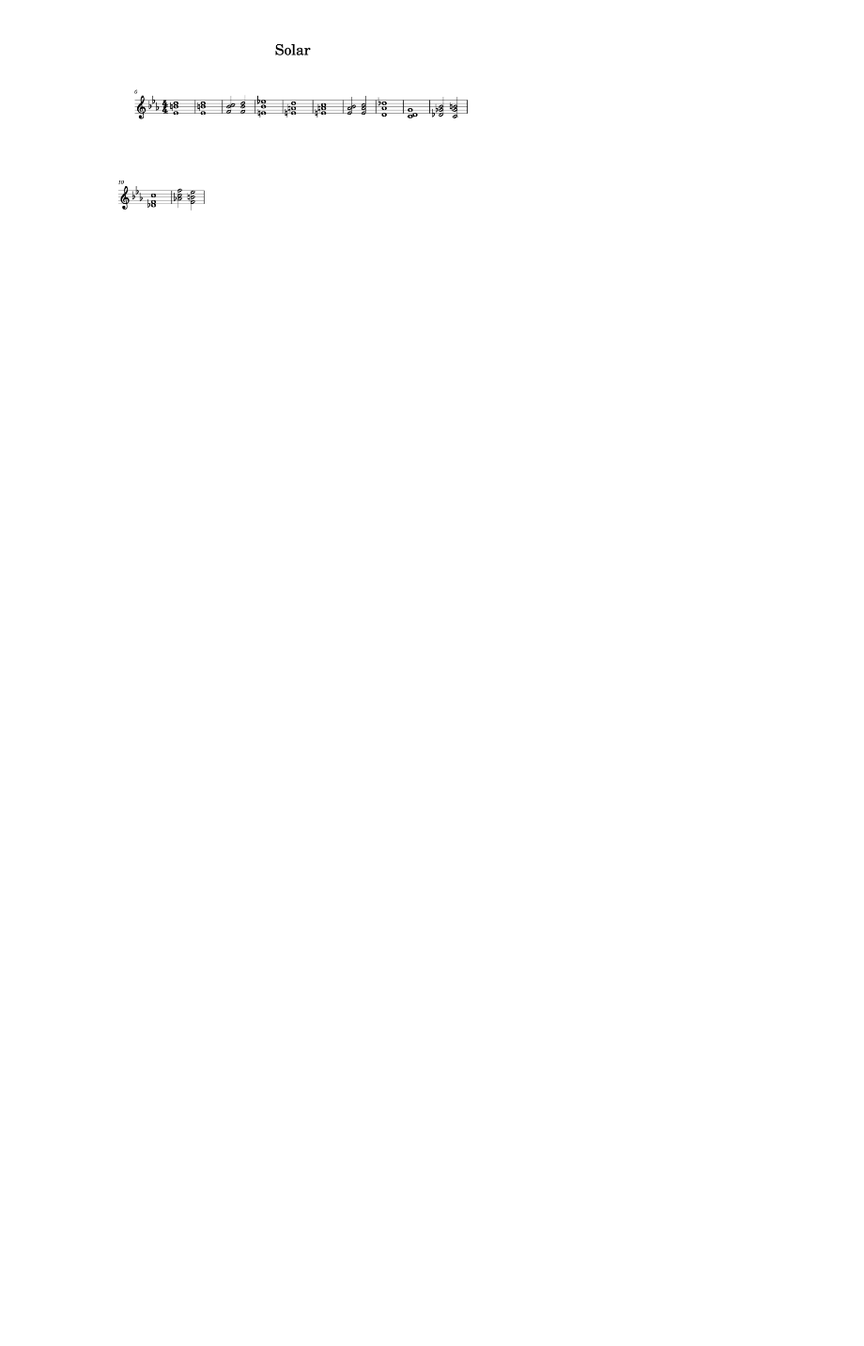
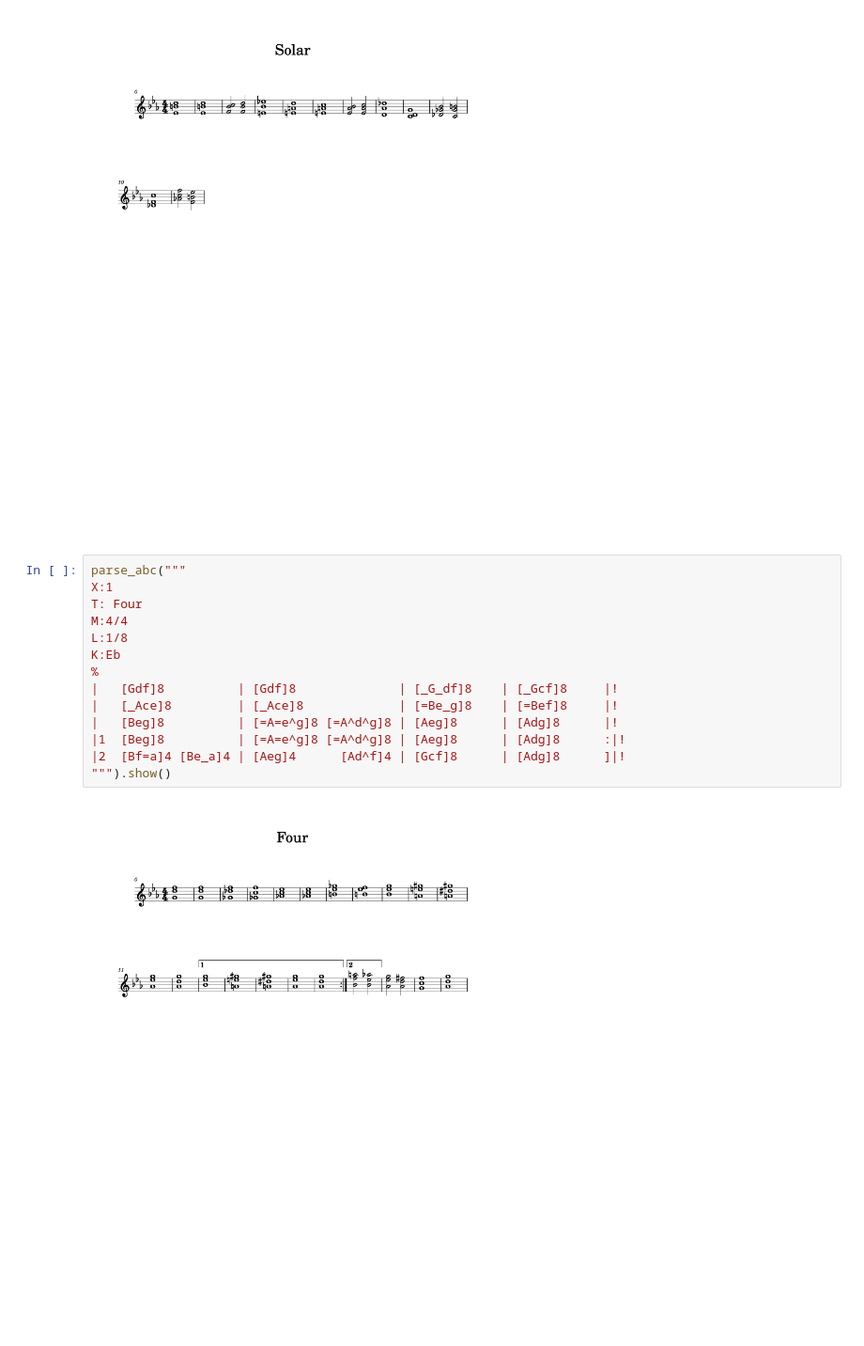
Before and after one commit to stroxler/music-notes, a Jupyter notebook: python/first-steps/Gig comping arrangements.ipynb, the cells around one changed output. Shown at 94% size. Drawn from its saved outputs; the diff is of its cells as text; blank space fills up the shorter version.

Commit message:
Add a Four arrangement

```diff
--- a/python/first-steps/Gig comping arrangements.ipynb
+++ b/python/first-steps/Gig comping arrangements.ipynb
@@ -59,3 +59,19 @@ K:Eb
 """).show()
 # %% [output]
 [figure]
+# %%
+parse_abc("""
+X:1
+T: Four
+M:4/4
+L:1/8
+K:Eb
+%
+|   [Gdf]8          | [Gdf]8              | [_G_df]8    | [_Gcf]8     |!
+|   [_Ace]8         | [_Ace]8             | [=Be_g]8    | [=Bef]8     |!
+|   [Beg]8          | [=A=e^g]8 [=A^d^g]8 | [Aeg]8      | [Adg]8      |!
+|1  [Beg]8          | [=A=e^g]8 [=A^d^g]8 | [Aeg]8      | [Adg]8      :|!
+|2  [Bf=a]4 [Be_a]4 | [Aeg]4      [Ad^f]4 | [Gcf]8      | [Adg]8      ]|!
+""").show()
+# %% [output]
+[figure, added]
```
